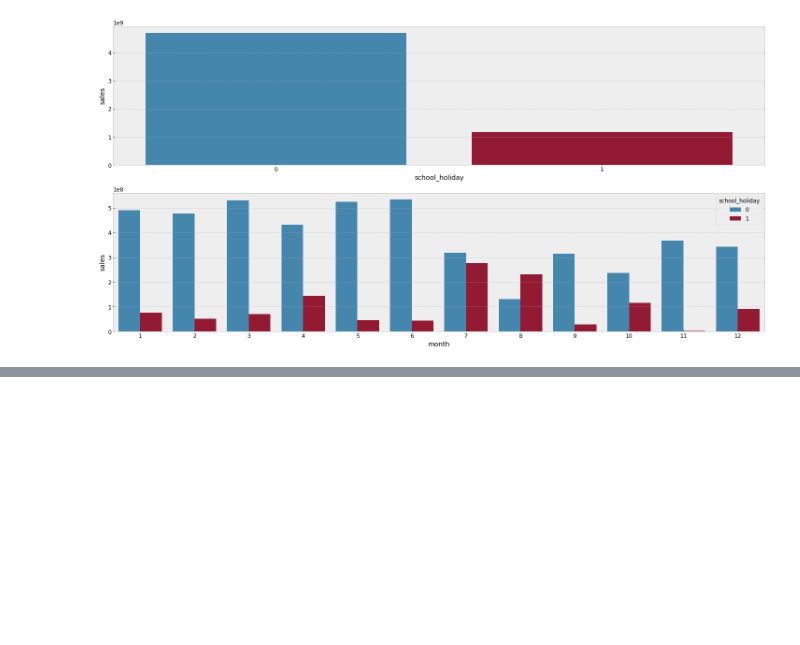
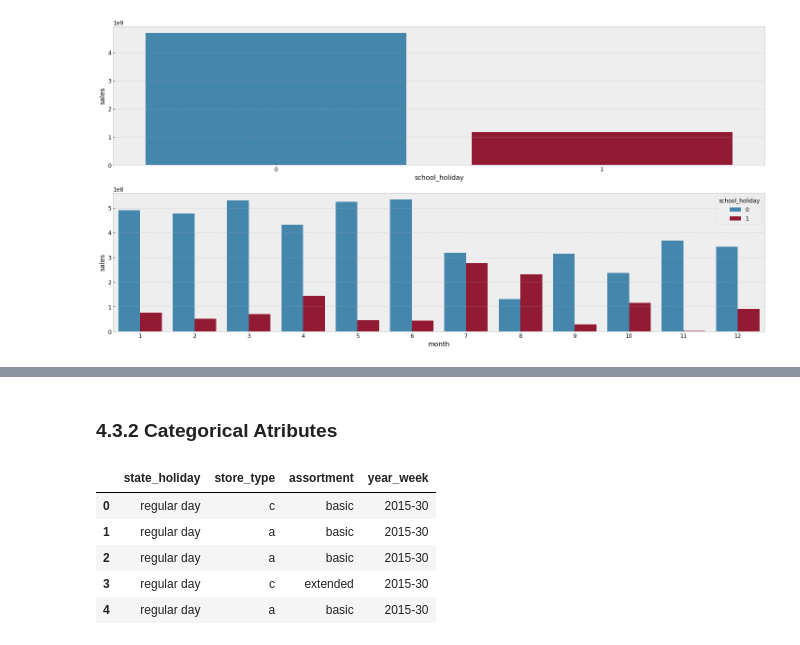
Before and after one commit to elielsantospaes/DS_em_Producao, a Jupyter notebook: Módulo_6_v1_store_sales_prediction.ipynb, the cells around one changed output, grey strips where cells are left out. Drawn from its saved outputs; the diff is of its cells as text; code cells hidden in the pictures; blank space fills up the shorter version.

```diff
--- a/Módulo_6_v1_store_sales_prediction.ipynb
+++ b/Módulo_6_v1_store_sales_prediction.ipynb
@@ -700,0 +769,12 @@ print(com, sem)
+# %% [markdown]
+### 4.3.2 Categorical Atributes
+# %%
+
+a.head()
+# %% [output]
+|  | state_holiday | store_type | assortment | year_week |
+| 0 | regular day | c | basic | 2015-30 |
+| 1 | regular day | a | basic | 2015-30 |
+| 2 | regular day | a | basic | 2015-30 |
+| 3 | regular day | c | extended | 2015-30 |
+| 4 | regular day | a | basic | 2015-30 |
```
Also changed, not shown: parts of 23 cells of this notebook.
